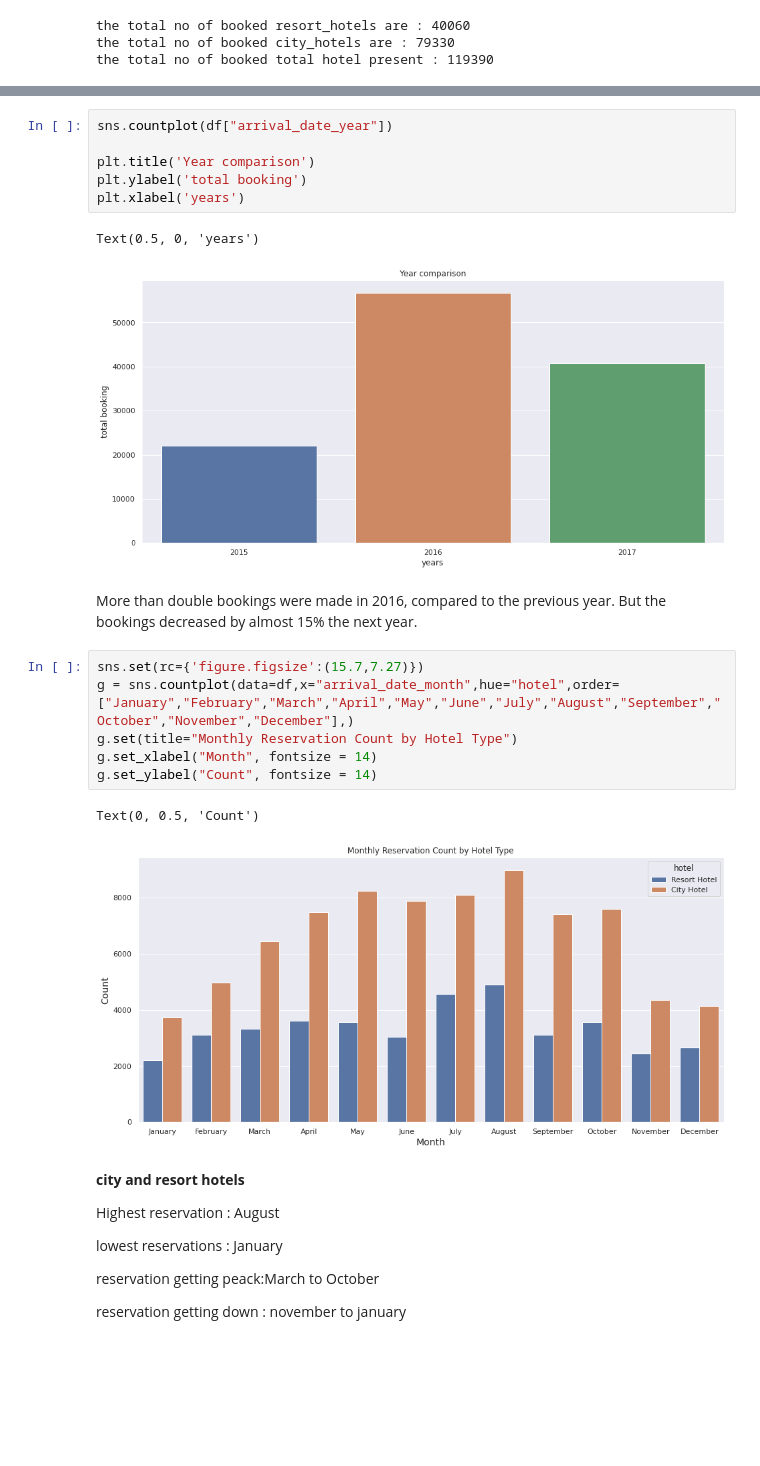
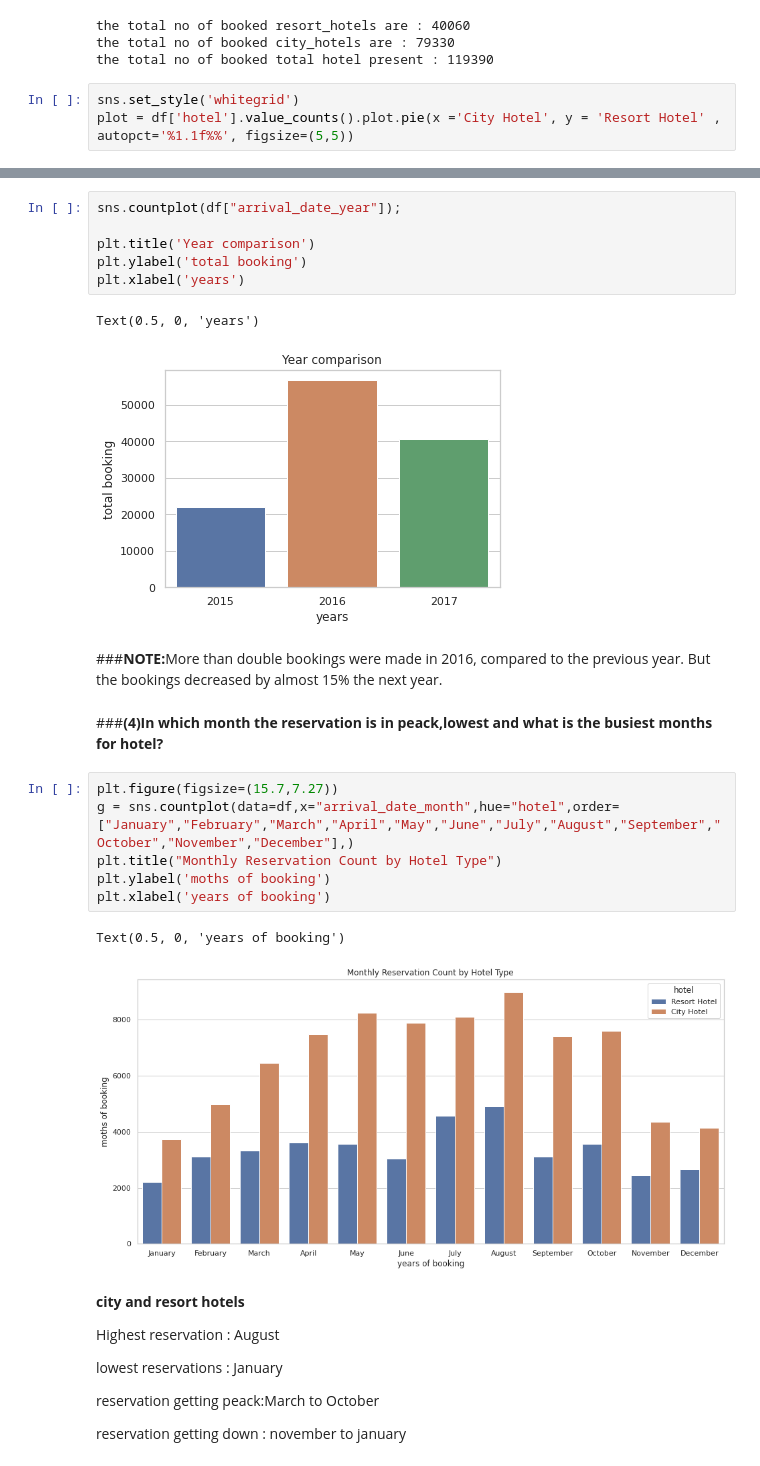
Before and after one commit to ajit04022000/Hotel-Booking-Analysis, a Jupyter notebook: Hotel_Booking_Analysis_Capstone_Project.ipynb, the cells around one changed output, grey strips where cells are left out. Drawn from its saved outputs; the diff is of its cells as text; blank space fills up the shorter version.

Commit message:
Hotel Booking Analysis - 3rd commit

```diff
--- a/Hotel_Booking_Analysis_Capstone_Project.ipynb
+++ b/Hotel_Booking_Analysis_Capstone_Project.ipynb
@@ -280,3 +400,6 @@ print(f'the total no of booked total hotel present : {total_hotels}')
 the total no of booked resort_hotels are : 40060
 the total no of booked city_hotels are : 79330
 the total no of booked total hotel present : 119390
+# %%
+sns.set_style('whitegrid')
+plot = df['hotel'].value_counts().plot.pie(x ='City Hotel', y = 'Resort Hotel' , autopct='%1.1f%%', figsize=(5,5))
@@ -294,23 +437,25 @@ sns.countplot(df["hotel"])
 # %%
-sns.countplot(df["arrival_date_year"])
+sns.countplot(df["arrival_date_year"]);
 
 plt.title('Year comparison')
 plt.ylabel('total booking')
 plt.xlabel('years')
 # %% [output]
 Text(0.5, 0, 'years')
-[figure, old version]
+[figure, new version]
 # %% [markdown]
-More than double bookings were made in 2016, compared to the previous year. But the bookings decreased by almost 15% the next year.
+###<b>NOTE:</B>More than double bookings were made in 2016, compared to the previous year. But the bookings decreased by almost 15% the next year.
+# %% [markdown]
+###<b>(4)In which month the reservation is in peack,lowest and what is the busiest months for hotel?
 # %%
-sns.set(rc={'figure.figsize':(15.7,7.27)})
+plt.figure(figsize=(15.7,7.27))
 g = sns.countplot(data=df,x="arrival_date_month",hue="hotel",order=["January","February","March","April","May","June","July","August","September","October","November","December"],)
-g.set(title="Monthly Reservation Count by Hotel Type")
-g.set_xlabel("Month", fontsize = 14)
-g.set_ylabel("Count", fontsize = 14)
+plt.title("Monthly Reservation Count by Hotel Type")
+plt.ylabel('moths of booking')
+plt.xlabel('years of booking')
 # %% [output]
-Text(0, 0.5, 'Count')
+Text(0.5, 0, 'years of booking')
-[figure, old version]
+[figure, new version]
 # %% [markdown]
 <b>city and resort hotels</b>
 
```
Also changed, not shown: parts of 34 cells of this notebook.
